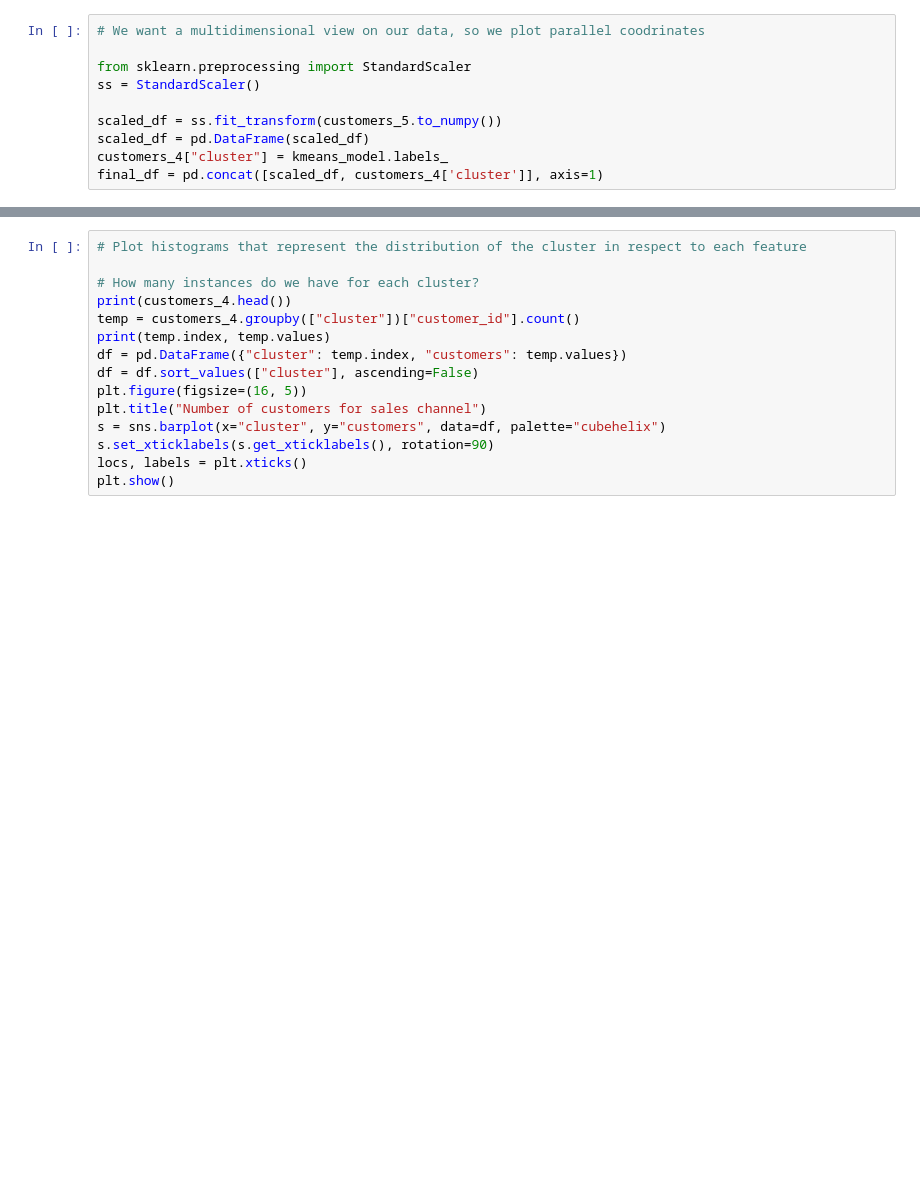
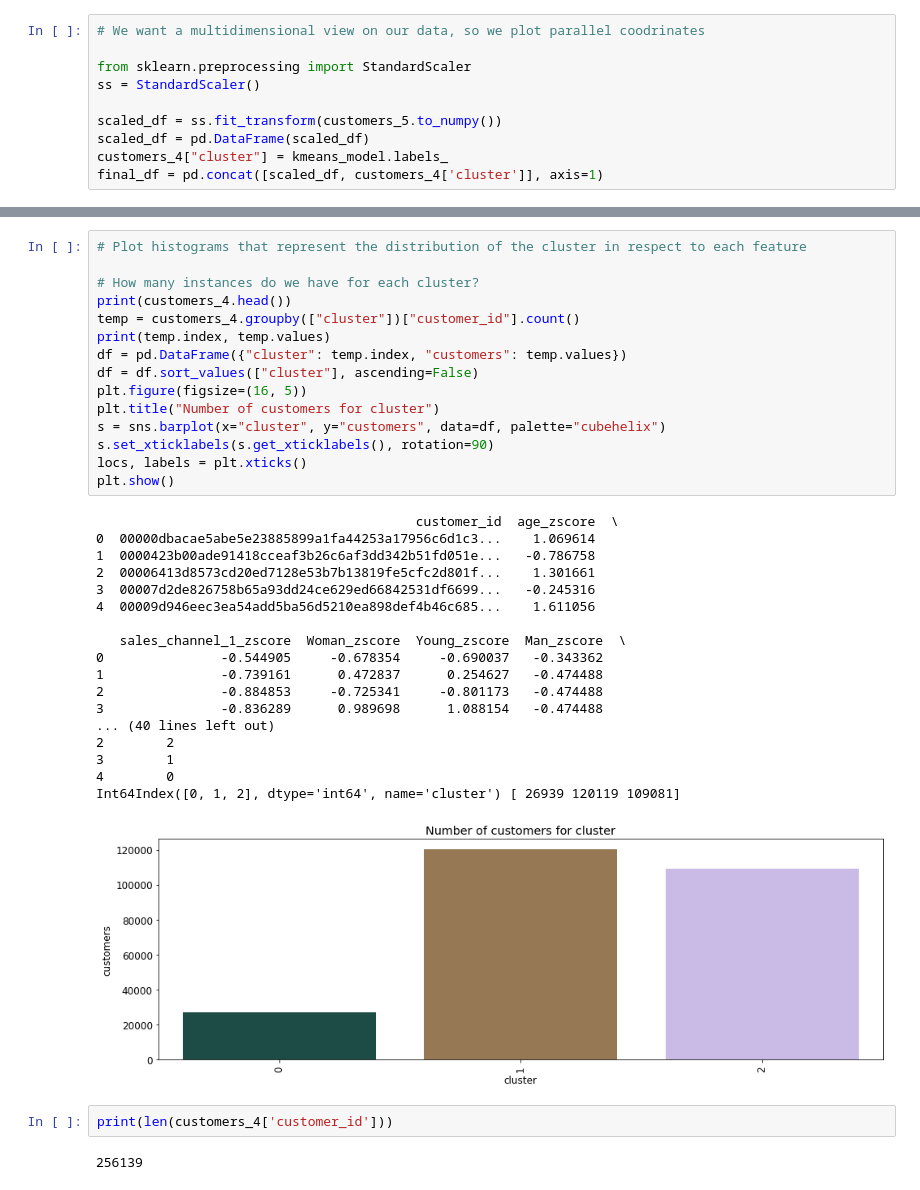
Before and after one commit to AlessiaLa/H-M-Customer-Segmentation-CRISP-DM, a Jupyter notebook: H&M Sales CRISP-DM Analysis.ipynb, the cells around one changed output, grey strips where cells are left out. Drawn from its saved outputs; the diff is of its cells as text; blank space fills up the shorter version.

```diff
--- a/H&M Sales CRISP-DM Analysis.ipynb
+++ b/H&M Sales CRISP-DM Analysis.ipynb
@@ -973,15 +1586,38 @@ print(kmeans_model.cluster_centers_)
 # %%
 # Plot histograms that represent the distribution of the cluster in respect to each feature
 
 # How many instances do we have for each cluster?
 print(customers_4.head())
 temp = customers_4.groupby(["cluster"])["customer_id"].count()
 print(temp.index, temp.values)
 df = pd.DataFrame({"cluster": temp.index, "customers": temp.values})
 df = df.sort_values(["cluster"], ascending=False)
 plt.figure(figsize=(16, 5))
-plt.title("Number of customers for sales channel")
+plt.title("Number of customers for cluster")
 s = sns.barplot(x="cluster", y="customers", data=df, palette="cubehelix")
 s.set_xticklabels(s.get_xticklabels(), rotation=90)
 locs, labels = plt.xticks()
 plt.show()
+# %% [output]
+                                         customer_id  age_zscore  \
+0  00000dbacae5abe5e23885899a1fa44253a17956c6d1c3...    1.069614
+1  0000423b00ade91418cceaf3b26c6af3dd342b51fd051e...   -0.786758
+2  00006413d8573cd20ed7128e53b7b13819fe5cfc2d801f...    1.301661
+3  00007d2de826758b65a93dd24ce629ed66842531df6699...   -0.245316
+4  00009d946eec3ea54add5ba56d5210ea898def4b46c685...    1.611056
+
+   sales_channel_1_zscore  Woman_zscore  Young_zscore  Man_zscore  \
+0               -0.544905     -0.678354     -0.690037   -0.343362
+1               -0.739161      0.472837      0.254627   -0.474488
+2               -0.884853     -0.725341     -0.801173   -0.474488
+3               -0.836289      0.989698      1.088154   -0.474488
+... (40 lines left out)
+2        2
+3        1
+4        0
+Int64Index([0, 1, 2], dtype='int64', name='cluster') [ 26939 120119 109081]
+[figure, added]
+# %%
+print(len(customers_4['customer_id']))
+# %% [output]
+256139
```
Also changed, not shown: parts of 71 cells of this notebook.
